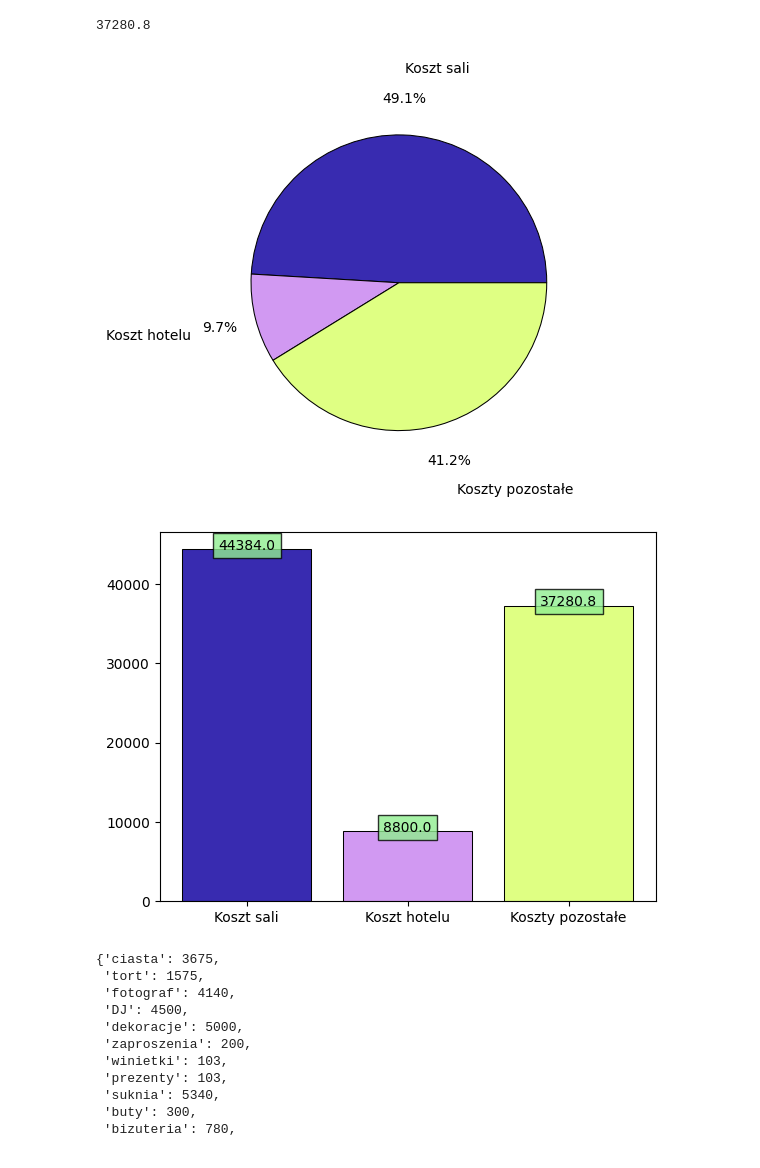
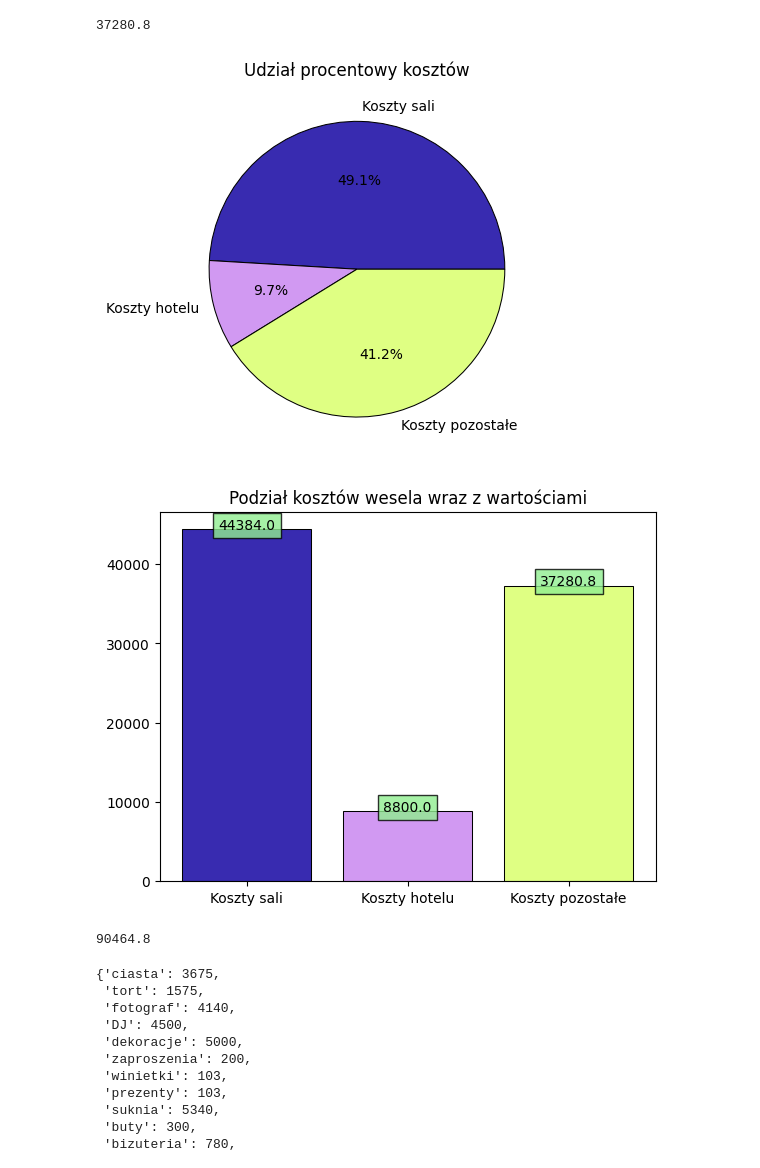
Before and after one commit to jackcooler/wesele, a Jupyter notebook: wesele_main.ipynb, the cells around one changed output. Cells and saved outputs as stored; diff of their text form; code cells hidden in the pictures.

```diff
--- a/wesele_main.ipynb
+++ b/wesele_main.ipynb
@@ -261,8 +261,8 @@ koszty_inne_suma
 37280.8
 # %%
 koszt_wszystko = {
-    'Koszt sali': koszt_sala,
-    'Koszt hotelu': koszt_hotel,
+    'Koszty sali': koszt_sala,
+    'Koszty hotelu': koszt_hotel,
     'Koszty pozostałe': koszty_inne_suma
 }
 
@@ -270,28 +270,35 @@ fig, ax = plt.subplots()
 
 colors = ['#382BB0', '#D199F2', '#DFFF83']
 
-ax.pie(koszt_wszystko.values(), labels=koszt_wszystko.keys(), autopct='%1.1f%%', pctdistance=1.25, labeldistance=1.45, colors=colors, wedgeprops = { 'linewidth' : 0.75, 'edgecolor' : 'black' })
-
+ax.pie(koszt_wszystko.values(), labels=koszt_wszystko.keys(), autopct='%1.1f%%', colors=colors, wedgeprops = { 'linewidth' : 0.75, 'edgecolor' : 'black' })
+ax.set_title("Udział procentowy kosztów")
 
 plt.show()
 # %% [output]
-[figure, old version]
+[figure, new version]
 # %%
 lista_uslug = list(koszt_wszystko.keys())
 lista_kosztow = list(koszt_wszystko.values())
 
 def addlabels(x,y):
   for i in range(len(x)):
         ax.text(i, y[i], y[i], ha = 'center',
                 bbox = dict(facecolor = 'lightgreen', alpha =.8))
 
 fig, ax = plt.subplots()
 ax.bar(range(len(koszt_wszystko)), lista_kosztow, tick_label = lista_uslug, color=colors, edgecolor='black', linewidth= 0.75)
 addlabels(lista_uslug, lista_kosztow)
 
+ax.set_title("Podział kosztów wesela wraz z wartościami")
+
 plt.show()
 # %% [output]
-[figure, old version]
+[figure, new version]
+# %%
+wszystko = sum(koszt_wszystko.values())
+wszystko
+# %% [output]
+90464.8
 # %%
 # %% [output]
 {'ciasta': 3675,
```
